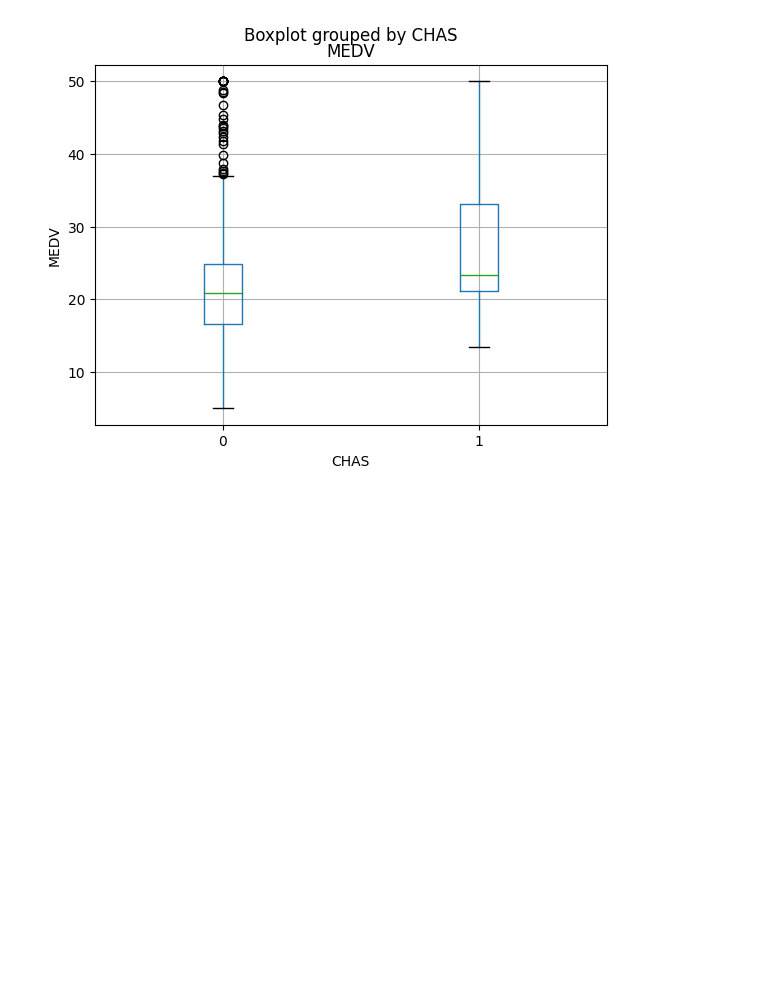
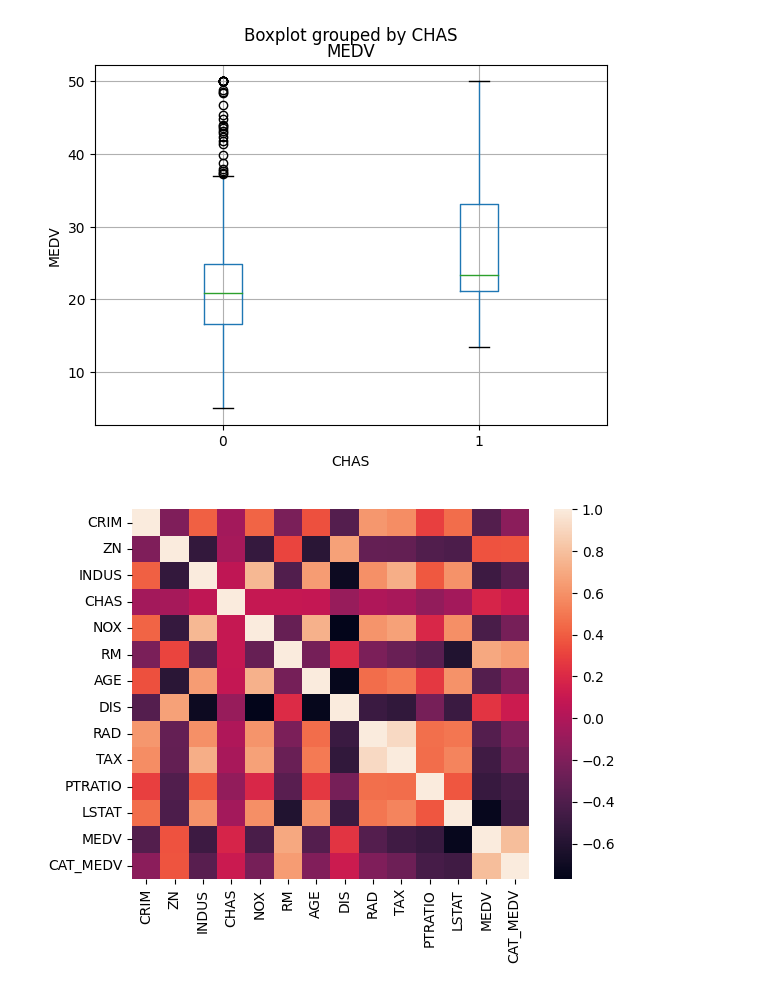
Before and after one commit to brandon-setegn/data-mining-business-analytics, a Jupyter notebook: Chapter3_Data_Visualization.ipynb, the cells around one changed output. Drawn from its saved outputs; the diff is of its cells as text; code cells hidden in the pictures; blank space fills up the shorter version.

```diff
--- a/Chapter3_Data_Visualization.ipynb
+++ b/Chapter3_Data_Visualization.ipynb
@@ -116,3 +116,10 @@ ax.set_ylabel('MEDV')
 plt.show()
 # %% [output]
 [figure]
+# %%
+# simple heatmap of correlations (whithout values)
+corr = housing_df.corr()
+sns.heatmap(corr, xticklabels=corr.columns, yticklabels=corr.columns)
+plt.show()
+# %% [output]
+[figure, added]
```
Also changed, not shown: parts of 3 cells of this notebook.
